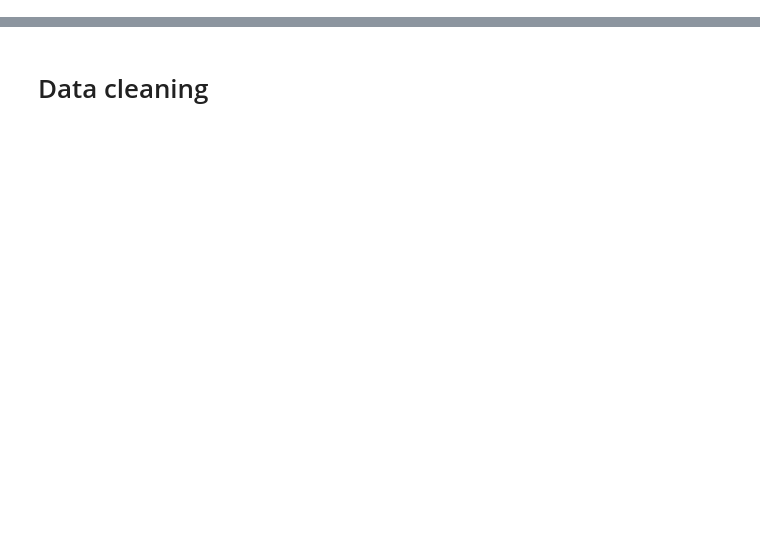
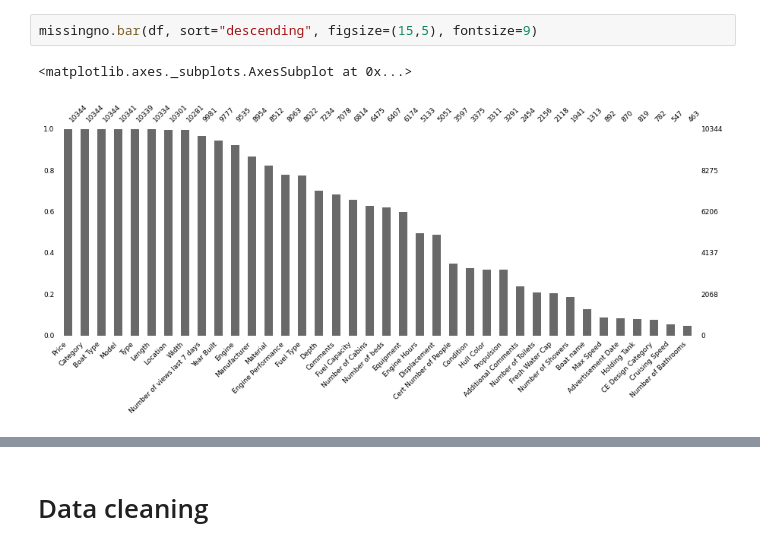
Before and after one commit to lovedatascience1/AcademyPublic, a Jupyter notebook: Boats.ipynb, the cells around one changed output, grey strips where cells are left out. Saved outputs shown, nothing was run; the diff lists cells and outputs as text; blank space fills up the shorter version.

```diff
--- a/Boats.ipynb
+++ b/Boats.ipynb
@@ -330,0 +146,5 @@ np.round(df['Fuel Type'].value_counts(True, dropna=False)*100, 2)
+# %%
+missingno.bar(df, sort="descending", figsize=(15,5), fontsize=9)
+# %% [output]
+<matplotlib.axes._subplots.AxesSubplot at 0x...>
+[figure, added]
```
Also changed, not shown: parts of 146 cells of this notebook.
